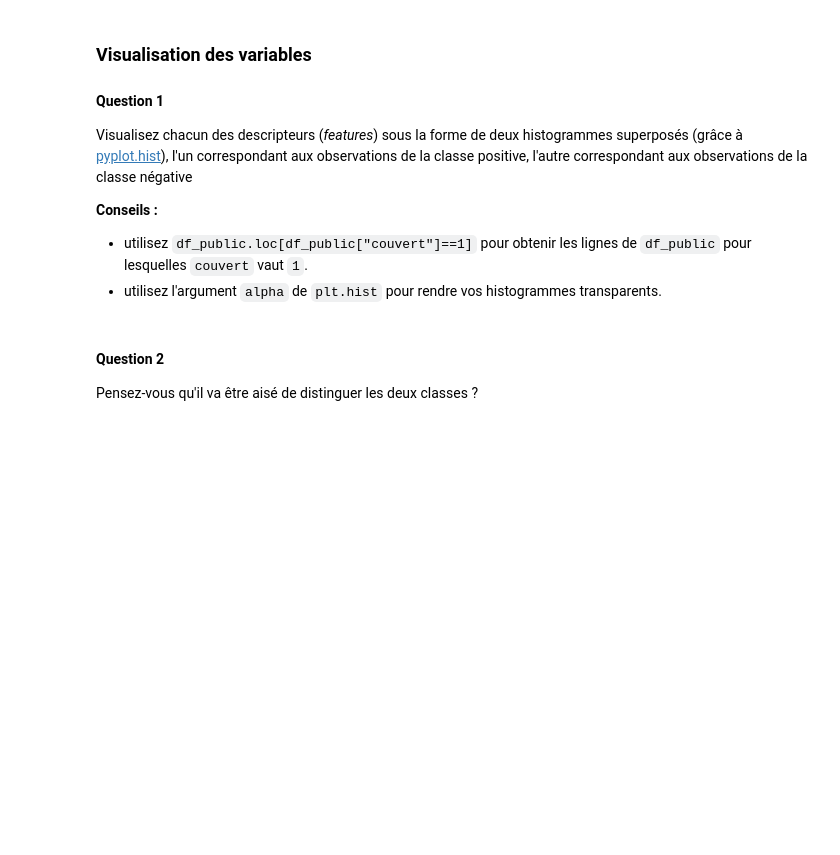
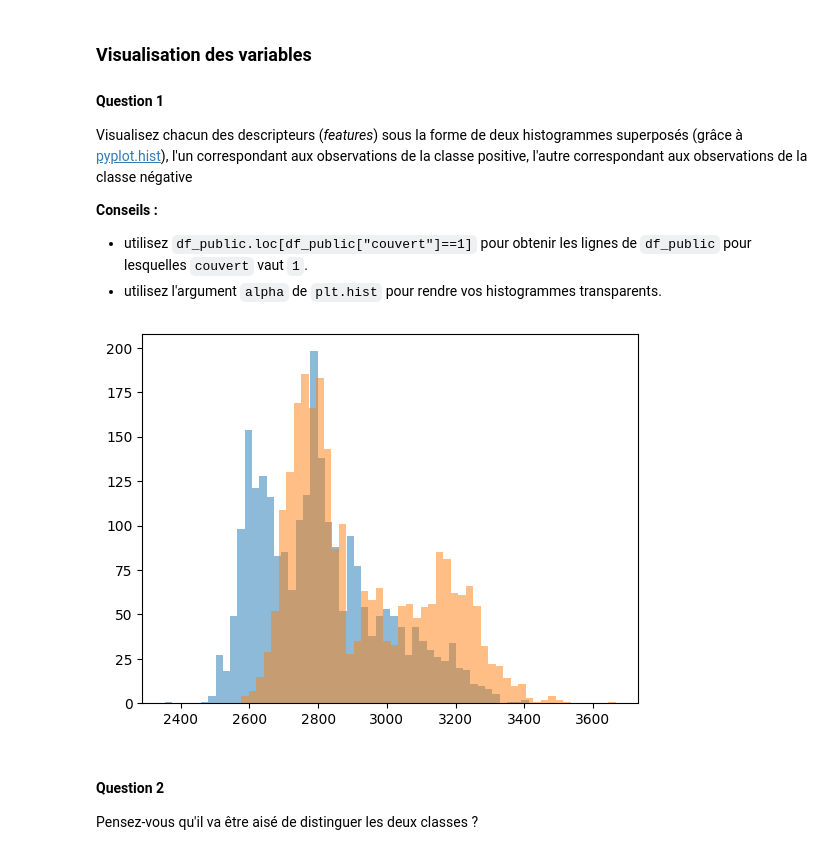
Before and after one commit to ElisaSko/data, a Jupyter notebook: Projet_SDD_2024.ipynb, the cells around one changed output. Drawn from its saved outputs; the diff is of its cells as text; code cells hidden in the pictures; blank space fills up the shorter version.

```diff
--- a/Projet_SDD_2024.ipynb
+++ b/Projet_SDD_2024.ipynb
@@ -68,6 +68,15 @@ Visualisez chacun des descripteurs (_features_) sous la forme de deux histogramm
 __Conseils :__
 * utilisez `df_public.loc[df_public["couvert"]==1]` pour obtenir les lignes de `df_public` pour lesquelles `couvert` vaut `1`.
 * utilisez l'argument `alpha` de `plt.hist` pour rendre vos histogrammes transparents.
+# %%
+df_positive = df_public[df_public['couvert'] == 1]
+df_negative = df_public[df_public['couvert'] == 0]
+plt.hist(df_positive['altitude'], bins=50, alpha=0.5, label='couvert')
+plt.hist(df_negative['altitude'], bins=50, alpha=0.5, label='non couvert')
+plt.plot()
+plt.show()
+# %% [output]
+[figure, added]
 # %% [markdown]
 #### Question 2
 Pensez-vous qu'il va être aisé de distinguer les deux classes ?
```
Also changed, not shown: parts of 1 cell of this notebook.
